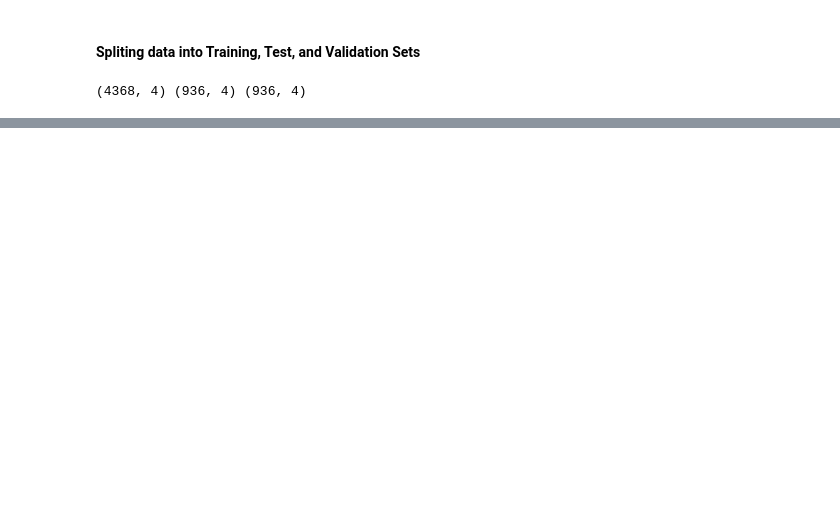
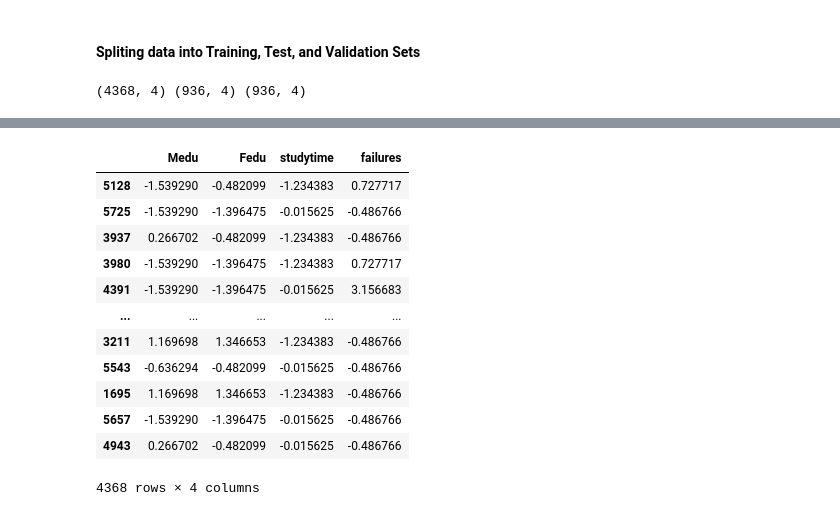
Before and after one commit to jonathanho168/haii-final-project, a Jupyter notebook: model1.ipynb, the cells around one changed output, grey strips where cells are left out. Saved outputs shown, nothing was run; the diff lists cells and outputs as text; code cells hidden in the pictures; blank space fills up the shorter version.

```diff
--- a/model1.ipynb
+++ b/model1.ipynb
@@ -274,0 +256,26 @@ exp.show_in_notebook(show_table=True)
+# %%
+import lime
+from lime import lime_tabular
+
+explainer = lime_tabular.LimeTabularExplainer(
+    training_data=np.array(X_train),
+    feature_names=X_train.columns,
+    class_names=['Did Not Graduate', 'Graduated'],
+    mode='classification'
+)
+
+X_train
+# %% [output]
+|  | Medu | Fedu | studytime | failures |
+| 5128 | -1.539290 | -0.482099 | -1.234383 | 0.727717 |
+| 5725 | -1.539290 | -1.396475 | -0.015625 | -0.486766 |
+| 3937 | 0.266702 | -0.482099 | -1.234383 | -0.486766 |
+| 3980 | -1.539290 | -1.396475 | -1.234383 | 0.727717 |
+| 4391 | -1.539290 | -1.396475 | -0.015625 | 3.156683 |
+| ... | ... | ... | ... | ... |
+| 3211 | 1.169698 | 1.346653 | -1.234383 | -0.486766 |
+| 5543 | -0.636294 | -0.482099 | -0.015625 | -0.486766 |
+| 1695 | 1.169698 | 1.346653 | -1.234383 | -0.486766 |
+| 5657 | -1.539290 | -1.396475 | -0.015625 | -0.486766 |
+| 4943 | 0.266702 | -0.482099 | -0.015625 | -0.486766 |
+4368 rows × 4 columns
```
Also changed, not shown: parts of 22 cells of this notebook.
